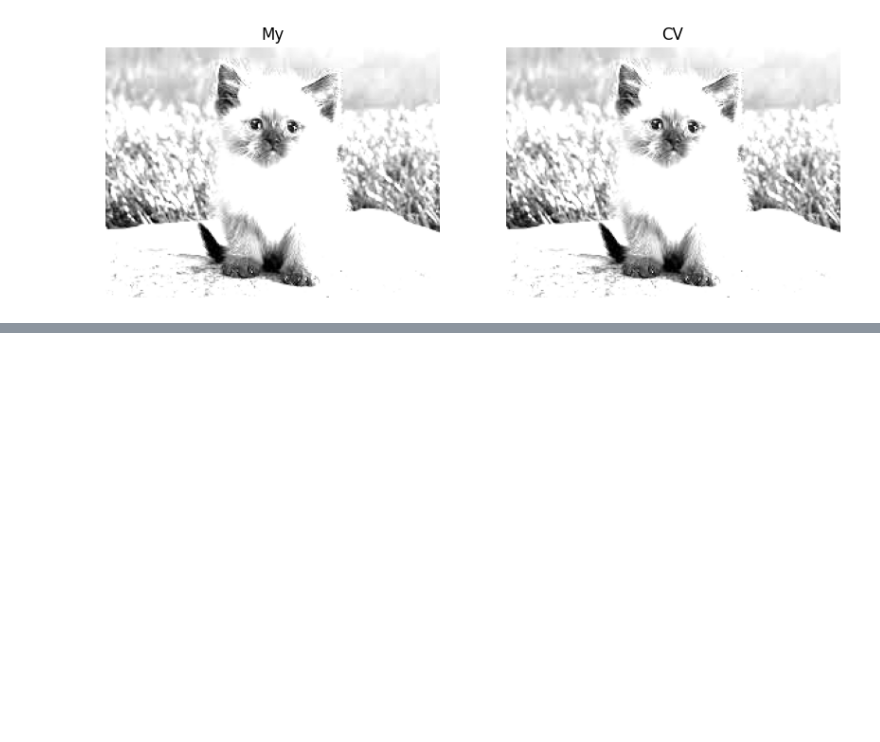
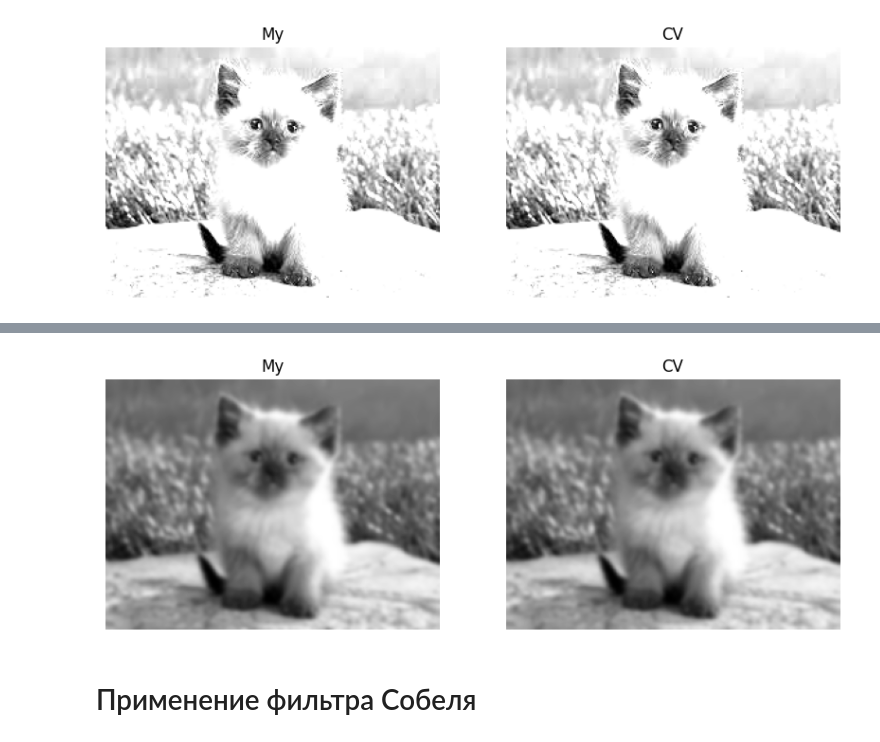
Before and after one commit to kozhik31/itmo-cv-labs, a Jupyter notebook: lab-2/lab2.ipynb, the cells around one changed output, grey strips where cells are left out. Saved outputs shown, nothing was run; the diff lists cells and outputs as text; code cells hidden in the pictures; blank space fills up the shorter version.

```diff
--- a/lab-2/lab2.ipynb
+++ b/lab-2/lab2.ipynb
@@ -153,0 +237,8 @@ plot_two_img(my_truncate_cat, truncate_cat, cmap='gray')
+# %%
+my_gaussian_blur_cat = gaussian_blur(cat, 11, 1.5)
+gaussian_blur_cat = cv.GaussianBlur(cat, (11, 11), 1.5)
+plot_two_img(my_gaussian_blur_cat, gaussian_blur_cat, cmap='gray')
+# %% [output]
+[figure, added]
+# %% [markdown]
+# Применение фильтра Собеля
```
Also changed, not shown: parts of 14 cells of this notebook.
